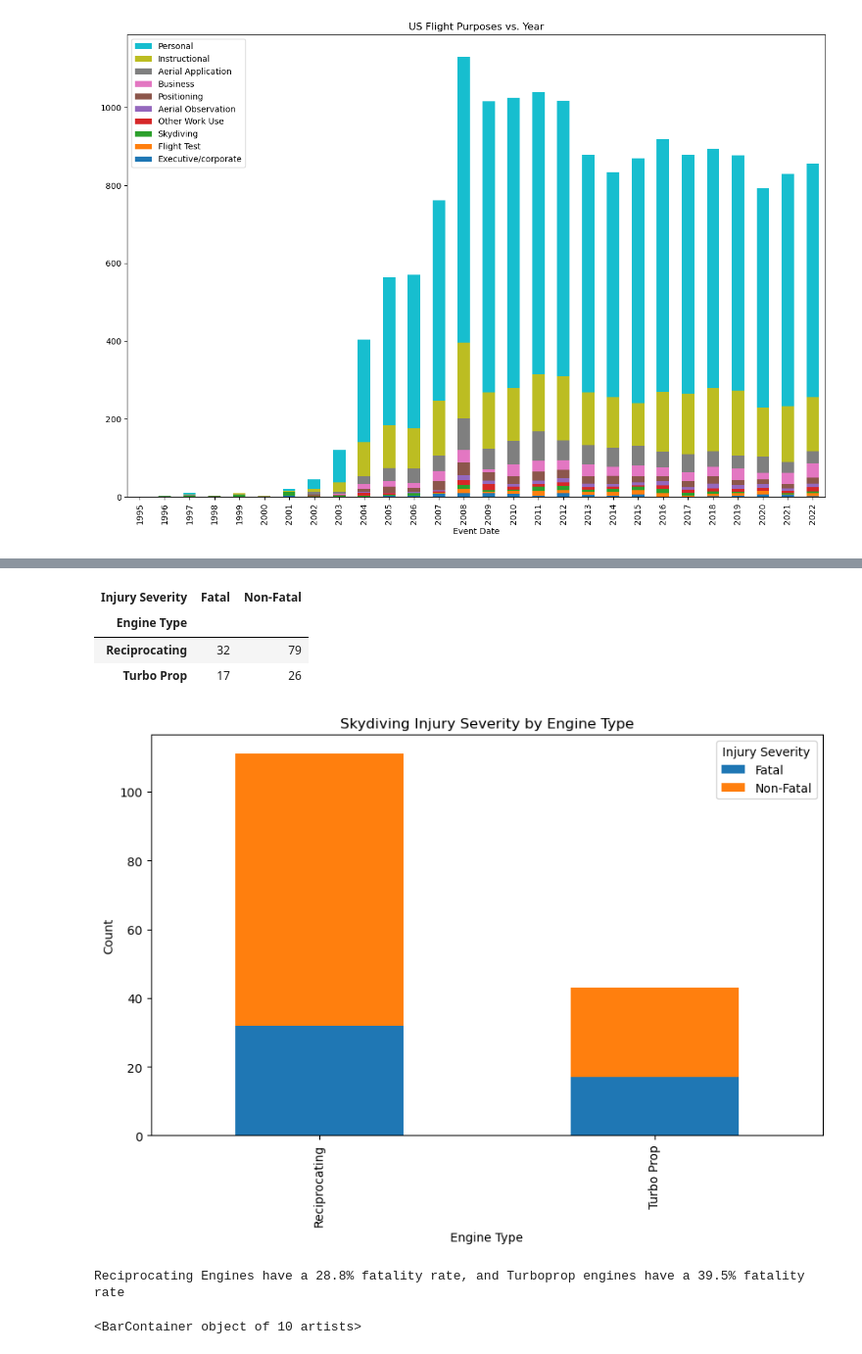
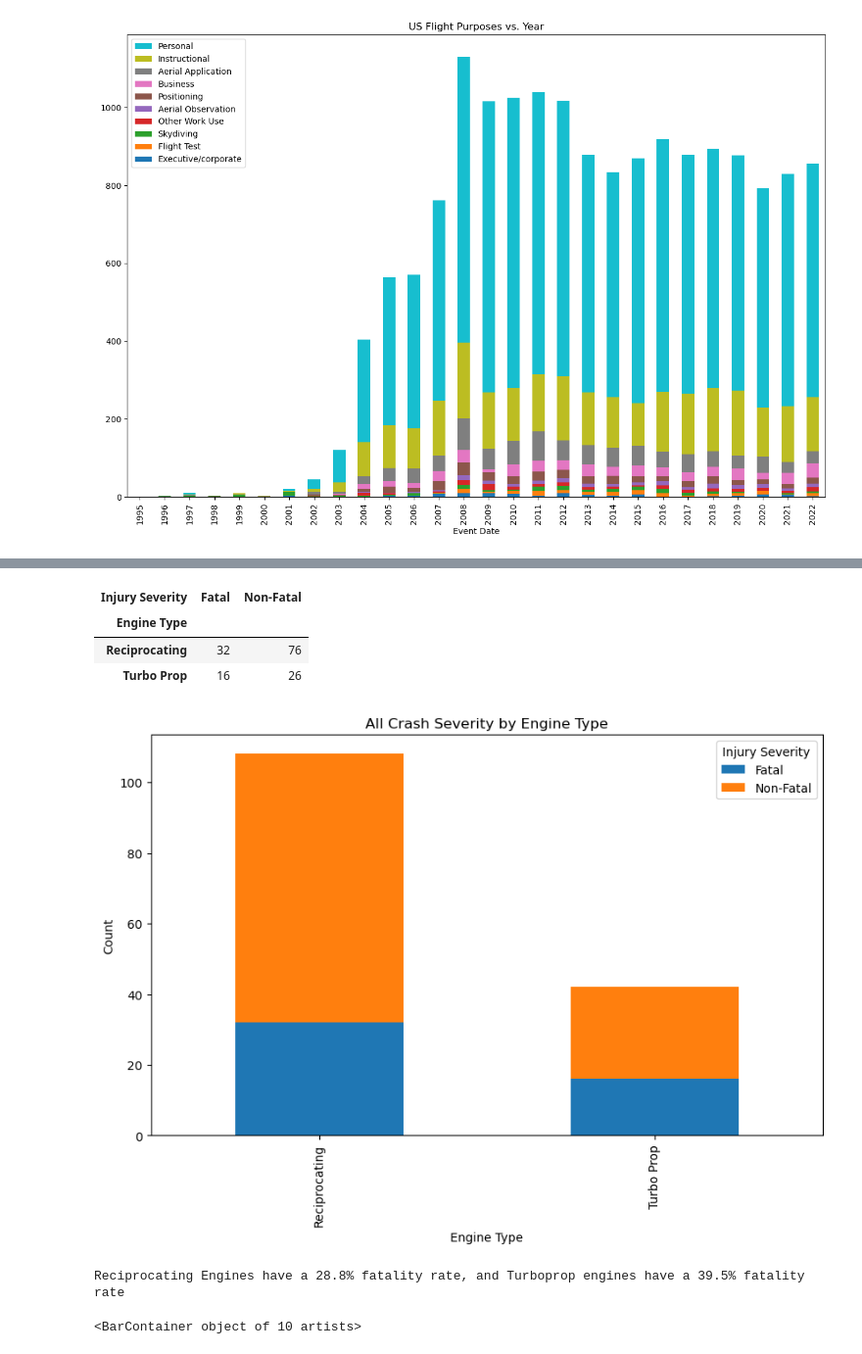
Before and after one commit to Gfatouras/Project-1, a Jupyter notebook: Project1_Master.ipynb, the cells around one changed output, grey strips where cells are left out. Shown: that part at 98% size. Cells and saved outputs as stored; diff of their text form; code cells hidden in the pictures.

```diff
--- a/Project1_Master.ipynb
+++ b/Project1_Master.ipynb
@@ -3,7 +3,7 @@ import pandas as pd
 import matplotlib.pyplot as plt
 import seaborn as sns
 # %%
-df = pd.read_csv('AviationData.csv', header=0, encoding='cp1252',dtype=str) #'cp1252' encoding becuase of some ascii values
+df = pd.read_csv('Data/AviationData.csv', header=0, encoding='cp1252',dtype=str) #'cp1252' encoding becuase of some ascii values
 # %% [markdown]
 # Column editing
 # %%
@@ -44,4 +51,6 @@ df = df[df['Aircraft Category'] == "Airplane"] # Remove anything that's not an a
 df['Make'] = df['Make'].str.title() # CESSNA --> Cessna
 # %%
 df = df[df['Event Date'].str[:4] != "1982"] # Lots of values here at the very start
+# %%
+df = df[df["Country"] == "United States"] # USA Only
 # %%
@@ -226,23 +218,25 @@ engine_fatality_df = engine_fatality_df .dropna(subset = ["Engine Type","Injury
 engine_fatality_df = engine_fatality_df[["Engine Type","Injury Severity"]]
 engine_fatality_df = engine_fatality_df[engine_fatality_df["Injury Severity"] != "Minor"]
 engine_fatality_df = engine_fatality_df.groupby(['Engine Type', 'Injury Severity']).size().unstack(fill_value=0)
-
-engine_fatality_df
+engine_fatality_df = engine_fatality_df.sort_values(by='Non-Fatal', ascending=False)
+engine_fatality_df = engine_fatality_df[:4]
+engine_fatality_df[:4]
 # %% [output]
 | Injury Severity | Fatal | Non-Fatal |
 | Engine Type |  |  |
-| Reciprocating | 32 | 79 |
-| Turbo Prop | 17 | 26 |
+| Reciprocating | 32 | 76 |
+| Turbo Prop | 16 | 26 |
 # %%
+
 engine_fatality_df.plot(kind='bar', stacked=True, figsize=(10, 6))
 plt.xlabel('Engine Type')
 plt.ylabel('Count')
-plt.title('Skydiving Injury Severity by Engine Type')
+plt.title('All Crash Severity by Engine Type')
 plt.legend(title='Injury Severity')
 plt.show()
 print("Reciprocating Engines have a 28.8% fatality rate, and Turboprop engines have a 39.5% fatality rate")
 # %% [output]
-[figure, old version]
+[figure, new version]
 Reciprocating Engines have a 28.8% fatality rate, and Turboprop engines have a 39.5% fatality rate
 # %%
 sky_rec = engine_df[engine_df["Number Of Engines"] == "2"]
```
Also changed, not shown: parts of 7 cells of this notebook, 9 other files.
